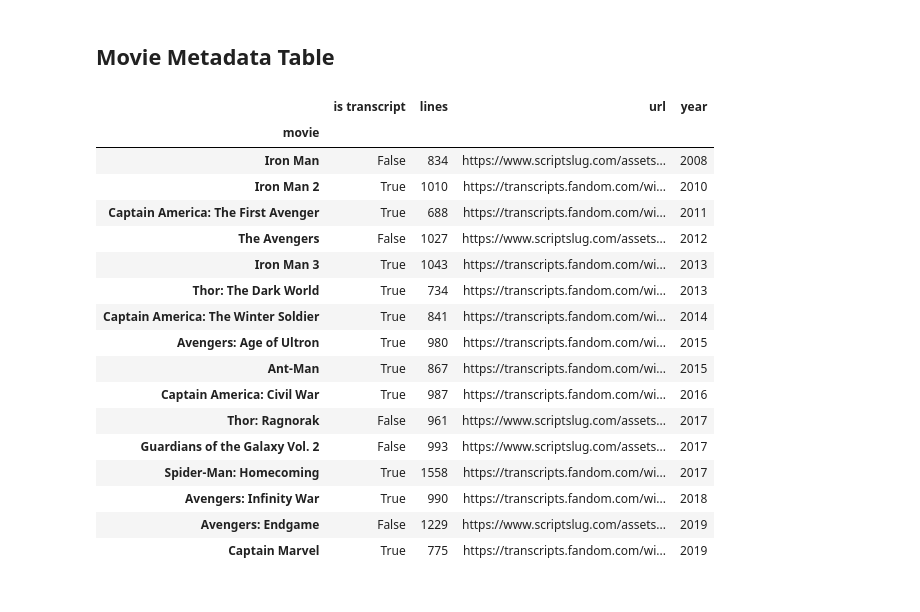
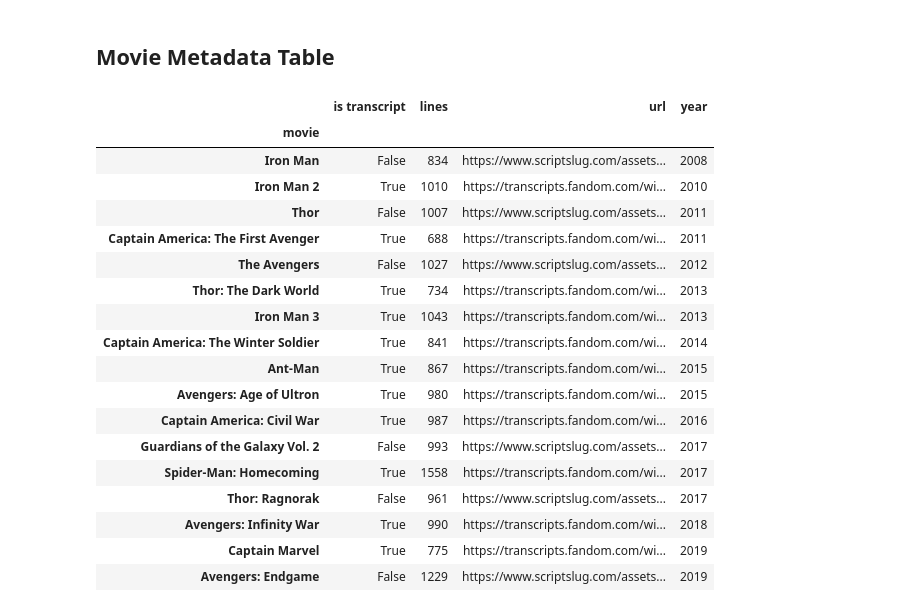
Before and after one commit to prestondunton/marvel-dialogue-nlp, a Jupyter notebook: data/MCU.ipynb, the cells around one changed output. Saved outputs shown, nothing was run; the diff lists cells and outputs as text; code cells hidden in the pictures.

Commit message:
added thor

```diff
--- a/data/MCU.ipynb
+++ b/data/MCU.ipynb
@@ -10,7 +10,7 @@ avengers_endgame = pd.read_csv("./cleaned/avengers_endgame.csv")
 avengers = pd.read_csv("./cleaned/avengers.csv")
 ragnorak = pd.read_csv("./cleaned/ragnorak.csv")
 iron_man = pd.read_csv("./cleaned/iron_man.csv")
-guardians2 = pd.read_csv("./cleaned/guardians2.csv")
+guardians2 = pd.read_csv("./cleaned/guardians_2.csv")
 infinity_war = pd.read_csv("./cleaned/infinity_war.csv")
 age_of_ultron = pd.read_csv("./cleaned/age_of_ultron.csv")
 iron_man_2 = pd.read_csv("./cleaned/iron_man_2.csv")
@@ -22,6 +22,7 @@ spider_man_homecoming = pd.read_csv("./cleaned/spider_man_homecoming.csv")
 captain_marvel = pd.read_csv("./cleaned/captain_marvel.csv")
 thor_dark_world = pd.read_csv("./cleaned/thor_dark_world.csv")
 ant_man = pd.read_csv("./cleaned/ant_man.csv")
+thor = pd.read_csv("./cleaned/thor.csv")
 # %% [markdown]
 ## Adding a Movie Column
 # %%
@@ -41,6 +42,7 @@ spider_man_homecoming["movie"] = "Spider-Man: Homecoming"
 captain_marvel["movie"] = "Captain Marvel"
 thor_dark_world["movie"] = "Thor: The Dark World"
 ant_man["movie"] = "Ant-Man"
+thor["movie"] = "Thor"
 # %% [markdown]
 ## Adding Author Indicators
 # %% [markdown]
@@ -100,6 +102,10 @@ ant_man["Edgar Wright"] = True
 ant_man["Joe Cornish"] = True
 ant_man["Adam McKay"] = True
 ant_man["Paul Rudd"] = True
+
+thor["Ashley Edward Miller"] = True
+thor["Zack Stentz"] = True
+thor["Don Payne"] = True
 # %% [markdown]
 ## Adding a Year Column
 # %%
@@ -119,6 +125,7 @@ spider_man_homecoming["year"] = 2017
 captain_marvel["year"] = 2019
 thor_dark_world["year"] = 2013
 ant_man["year"] = 2015
+thor["year"] = 2011
 # %% [markdown]
 ## Specifying Duplicate Names
 # %% [markdown]
@@ -329,44 +338,46 @@ movies = movies.append(pd.Series({"movie": "The Avengers", "year": 2012, "is tra
 movies = movies.append(pd.Series({"movie": "Thor: Ragnorak", "year": 2017, "is transcript": False, "lines": ragnorak.shape[0], "url" : "https://www.scriptslug.com/assets/uploads/scripts/thor-ragnorak-2017.pdf"}), ignore_index=True)
 movies = movies.append(pd.Series({"movie": "Iron Man", "year": 2008, "is transcript": False, "lines": iron_man.shape[0], "url": "https://www.scriptslug.com/assets/uploads/scripts/iron-man-2008.pdf"}), ignore_index=True)
 movies = movies.append(pd.Series({"movie": "Guardians of the Galaxy Vol. 2", "year": 2017, "is transcript": False, "lines": guardians2.shape[0], "url" : "https://www.scriptslug.com/assets/uploads/scripts/guardians-of-the-galaxy-vol-2-2017.pdf"}), ignore_index=True)
 movies = movies.append(pd.Series({"movie": "Avengers: Infinity War", "year": 2018, "is transcript": True, "lines": infinity_war.shape[0], "url" : "https://transcripts.fandom.com/wiki/Avengers:_Infinity_War"}), ignore_index=True)
 movies = movies.append(pd.Series({"movie": "Avengers: Age of Ultron", "year": 2015, "is transcript": True, "lines": age_of_ultron.shape[0], "url" : "https://transcripts.fandom.com/wiki/Avengers:_Age_of_Ultron"}), ignore_index=True)
 movies = movies.append(pd.Series({"movie": "Iron Man 2", "year": 2010, "is transcript": True, "lines": iron_man_2.shape[0], "url" : "https://transcripts.fandom.com/wiki/Iron_Man_2"}), ignore_index=True)
 movies = movies.append(pd.Series({"movie": "Iron Man 3", "year": 2013, "is transcript": True, "lines": iron_man_3.shape[0], "url" : "https://transcripts.fandom.com/wiki/Iron_Man_3"}), ignore_index=True)
 movies = movies.append(pd.Series({"movie": "Captain America: The First Avenger", "year": 2011, "is transcript": True, "lines": captain_america.shape[0], "url" : "https://transcripts.fandom.com/wiki/Captain_America:_The_First_Avenger"}), ignore_index=True)
 movies = movies.append(pd.Series({"movie": "Captain America: The Winter Soldier", "year": 2014, "is transcript": True, "lines": winter_soldier.shape[0], "url" : "https://transcripts.fandom.com/wiki/Captain_America:_The_Winter_Soldier"}), ignore_index=True)
 movies = movies.append(pd.Series({"movie": "Captain America: Civil War", "year": 2016, "is transcript": True, "lines": civil_war.shape[0], "url" : "https://transcripts.fandom.com/wiki/Captain_America:_Civil_War"}), ignore_index=True)
 movies = movies.append(pd.Series({"movie": "Spider-Man: Homecoming", "year": 2017, "is transcript": True, "lines": spider_man_homecoming.shape[0], "url" : "https://transcripts.fandom.com/wiki/Spider-Man:_Homecoming"}), ignore_index=True)
 movies = movies.append(pd.Series({"movie": "Captain Marvel", "year": 2019, "is transcript": True, "lines": captain_marvel.shape[0], "url" : "https://transcripts.fandom.com/wiki/Captain_Marvel_(2019)"}), ignore_index=True)
 movies = movies.append(pd.Series({"movie": "Thor: The Dark World", "year": 2013, "is transcript": True, "lines": thor_dark_world.shape[0], "url" : "https://transcripts.fandom.com/wiki/Thor:_The_Dark_World"}), ignore_index=True)
 movies = movies.append(pd.Series({"movie": "Ant-Man", "year": 2015, "is transcript": True, "lines": ant_man.shape[0], "url" : "https://transcripts.fandom.com/wiki/Ant-Man"}), ignore_index=True)
+movies = movies.append(pd.Series({"movie": "Thor", "year": 2011, "is transcript": False, "lines": thor.shape[0], "url" : "https://www.scriptslug.com/assets/uploads/scripts/thor-2011.pdf"}), ignore_index=True)
 
 movies.set_index('movie', inplace=True)
 movies["is transcript"] = movies['is transcript'].astype('boolean', copy=False)
 movies["lines"] = movies['lines'].astype('int64', copy=False)
 movies["year"] = movies['year'].astype('int64', copy=False)
 
 movies.sort_values(by="year", inplace=True)
 
 movies.to_csv("./movies.csv")
 
 movies
 # %% [output]
 |  | is transcript | lines | url | year |
 | movie |  |  |  |  |
 | Iron Man | False | 834 | https://www.scriptslug.com/assets... | 2008 |
 | Iron Man 2 | True | 1010 | https://transcripts.fandom.com/wi... | 2010 |
+| Thor | False | 1007 | https://www.scriptslug.com/assets... | 2011 |
 | Captain America: The First Avenger | True | 688 | https://transcripts.fandom.com/wi... | 2011 |
 | The Avengers | False | 1027 | https://www.scriptslug.com/assets... | 2012 |
+| Thor: The Dark World | True | 734 | https://transcripts.fandom.com/wi... | 2013 |
 | Iron Man 3 | True | 1043 | https://transcripts.fandom.com/wi... | 2013 |
-| Thor: The Dark World | True | 734 | https://transcripts.fandom.com/wi... | 2013 |
 | Captain America: The Winter Soldier | True | 841 | https://transcripts.fandom.com/wi... | 2014 |
+| Ant-Man | True | 867 | https://transcripts.fandom.com/wi... | 2015 |
 | Avengers: Age of Ultron | True | 980 | https://transcripts.fandom.com/wi... | 2015 |
-| Ant-Man | True | 867 | https://transcripts.fandom.com/wi... | 2015 |
 | Captain America: Civil War | True | 987 | https://transcripts.fandom.com/wi... | 2016 |
-| Thor: Ragnorak | False | 961 | https://www.scriptslug.com/assets... | 2017 |
 | Guardians of the Galaxy Vol. 2 | False | 993 | https://www.scriptslug.com/assets... | 2017 |
 | Spider-Man: Homecoming | True | 1558 | https://transcripts.fandom.com/wi... | 2017 |
+| Thor: Ragnorak | False | 961 | https://www.scriptslug.com/assets... | 2017 |
 | Avengers: Infinity War | True | 990 | https://transcripts.fandom.com/wi... | 2018 |
+| Captain Marvel | True | 775 | https://transcripts.fandom.com/wi... | 2019 |
 | Avengers: Endgame | False | 1229 | https://www.scriptslug.com/assets... | 2019 |
-| Captain Marvel | True | 775 | https://transcripts.fandom.com/wi... | 2019 |
```
Also changed, not shown: parts of 4 cells of this notebook, 31 other files.
